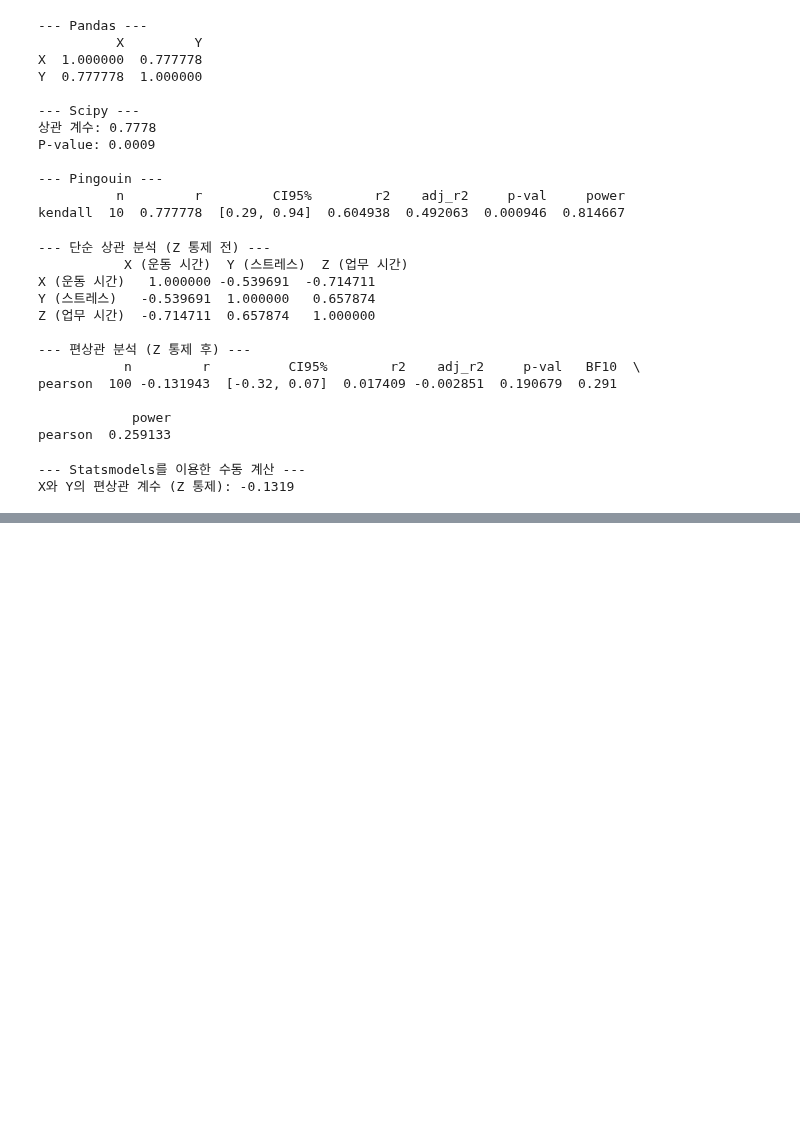
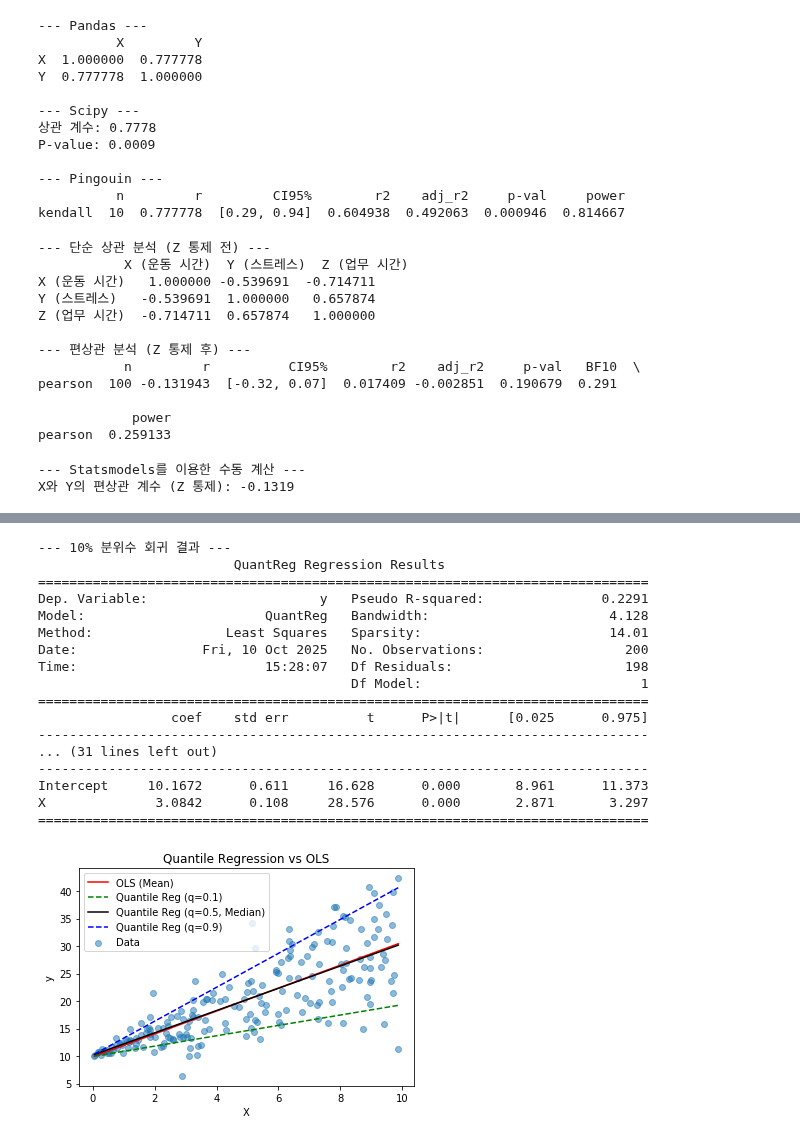
Before and after one commit to kangspa/ADP-study, a Jupyter notebook: PracticeTest/practice.ipynb, the cells around one changed output, grey strips where cells are left out. Saved outputs shown, nothing was run; the diff lists cells and outputs as text; code cells hidden in the pictures; blank space fills up the shorter version.

```diff
--- a/PracticeTest/practice.ipynb
+++ b/PracticeTest/practice.ipynb
@@ -312,0 +472,64 @@ X와 Y의 편상관 계수 (Z 통제): -0.1319
+# %%
+import numpy as np
+import pandas as pd
+import statsmodels.api as sm
+import statsmodels.formula.api as smf
+import matplotlib.pyplot as plt
+
+# 1. 데이터 생성 (이분산성)
+np.random.seed(42)
+n_samples = 200
+X = np.random.uniform(0, 10, n_samples)
+# X가 클수록 오차의 분산이 커지도록 설정
+error = np.random.normal(0, X, n_samples)
+y = 10 + 2 * X + error
+
+data = pd.DataFrame({'X': X, 'y': y})
+
+# 2. OLS 모델과 분위수 회귀 모델(10%, 50%, 90%) 학습
+# smf.quantreg('종속변수 ~ 독립변수', 데이터)
+# q: 예측할 분위수 (0 < q < 1)
+q_10 = smf.quantreg('y ~ X', data).fit(q=0.1)
+q_50 = smf.quantreg('y ~ X', data).fit(q=0.5) # 중앙값 회귀
+q_90 = smf.quantreg('y ~ X', data).fit(q=0.9)
+ols = smf.ols('y ~ X', data).fit()
+
+print("--- 10% 분위수 회귀 결과 ---")
+print(q_10.summary())
+print("\n--- 50% 분위수(중앙값) 회귀 결과 ---")
+print(q_50.summary())
+print("\n--- 90% 분위수 회귀 결과 ---")
+print(q_90.summary())
+
+# 3. 결과 시각화
+x_plot = np.linspace(data['X'].min(), data['X'].max(), 100)
+plt.scatter(data['X'], data['y'], alpha=0.5, label='Data')
+plt.plot(x_plot, ols.predict({'X': x_plot}), color='red', label='OLS (Mean)')
+plt.plot(x_plot, q_10.predict({'X': x_plot}), color='green', linestyle='--', label='Quantile Reg (q=0.1)')
+plt.plot(x_plot, q_50.predict({'X': x_plot}), color='black', label='Quantile Reg (q=0.5, Median)')
+plt.plot(x_plot, q_90.predict({'X': x_plot}), color='blue', linestyle='--', label='Quantile Reg (q=0.9)')
+
+plt.title('Quantile Regression vs OLS')
+plt.xlabel('X')
+plt.ylabel('y')
+plt.legend()
+plt.show()
+# %% [output]
+--- 10% 분위수 회귀 결과 ---
+                         QuantReg Regression Results
+==============================================================================
+Dep. Variable:                      y   Pseudo R-squared:               0.2291
+Model:                       QuantReg   Bandwidth:                       4.128
+Method:                 Least Squares   Sparsity:                        14.01
+Date:                Fri, 10 Oct 2025   No. Observations:                  200
+Time:                        15:28:07   Df Residuals:                      198
+                                        Df Model:                            1
+==============================================================================
+                 coef    std err          t      P>|t|      [0.025      0.975]
+------------------------------------------------------------------------------
+... (31 lines left out)
+------------------------------------------------------------------------------
+Intercept     10.1672      0.611     16.628      0.000       8.961      11.373
+X              3.0842      0.108     28.576      0.000       2.871       3.297
+==============================================================================
+[figure, added]
```
Also changed, not shown: parts of 11 cells of this notebook, 14 other files.
